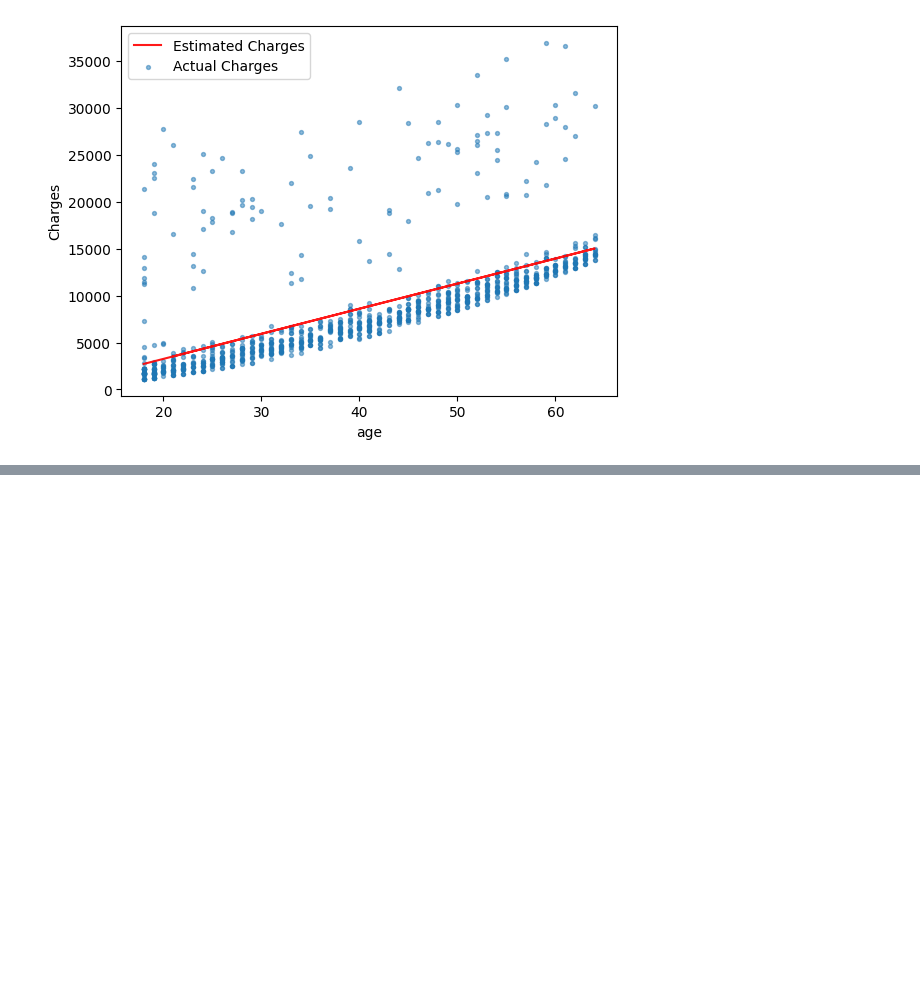
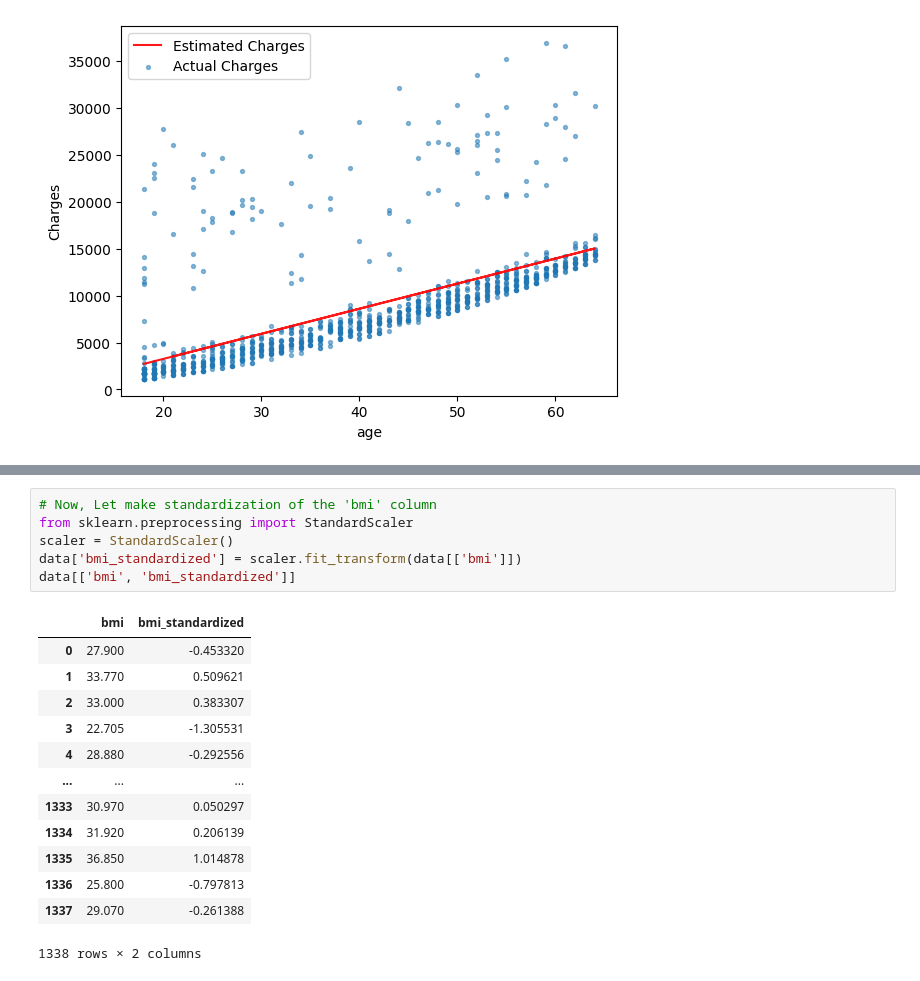
Before and after one commit to Kiranjeet28/ML-learning, a Jupyter notebook: scikit-learn/LR.ipynb, the cells around one changed output, grey strips where cells are left out. Cells and saved outputs as stored; diff of their text form; blank space fills up the shorter version.

```diff
--- a/scikit-learn/data.ipynb
+++ b/scikit-learn/LR.ipynb
@@ -204,0 +233,20 @@ RMSE for w=[267.24891283], b=-2091.4205565650864: 4662.505766636395
+# %%
+# Now, Let make standardization of the 'bmi' column
+from sklearn.preprocessing import StandardScaler
+scaler = StandardScaler()
+data['bmi_standardized'] = scaler.fit_transform(data[['bmi']])
+data[['bmi', 'bmi_standardized']]
+# %% [output]
+|  | bmi | bmi_standardized |
+| 0 | 27.900 | -0.453320 |
+| 1 | 33.770 | 0.509621 |
+| 2 | 33.000 | 0.383307 |
+| 3 | 22.705 | -1.305531 |
+| 4 | 28.880 | -0.292556 |
+| ... | ... | ... |
+| 1333 | 30.970 | 0.050297 |
+| 1334 | 31.920 | 0.206139 |
+| 1335 | 36.850 | 1.014878 |
+| 1336 | 25.800 | -0.797813 |
+| 1337 | 29.070 | -0.261388 |
+1338 rows × 2 columns
```
Also changed, not shown: parts of 10 cells of this notebook, 5 other files.
